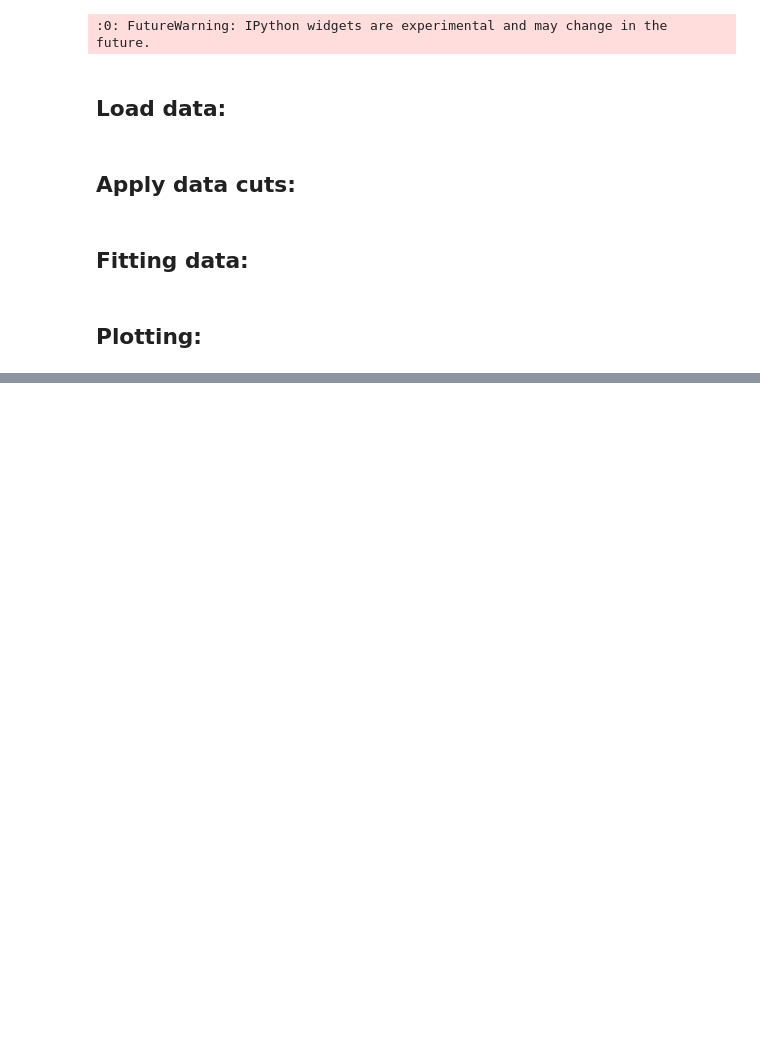
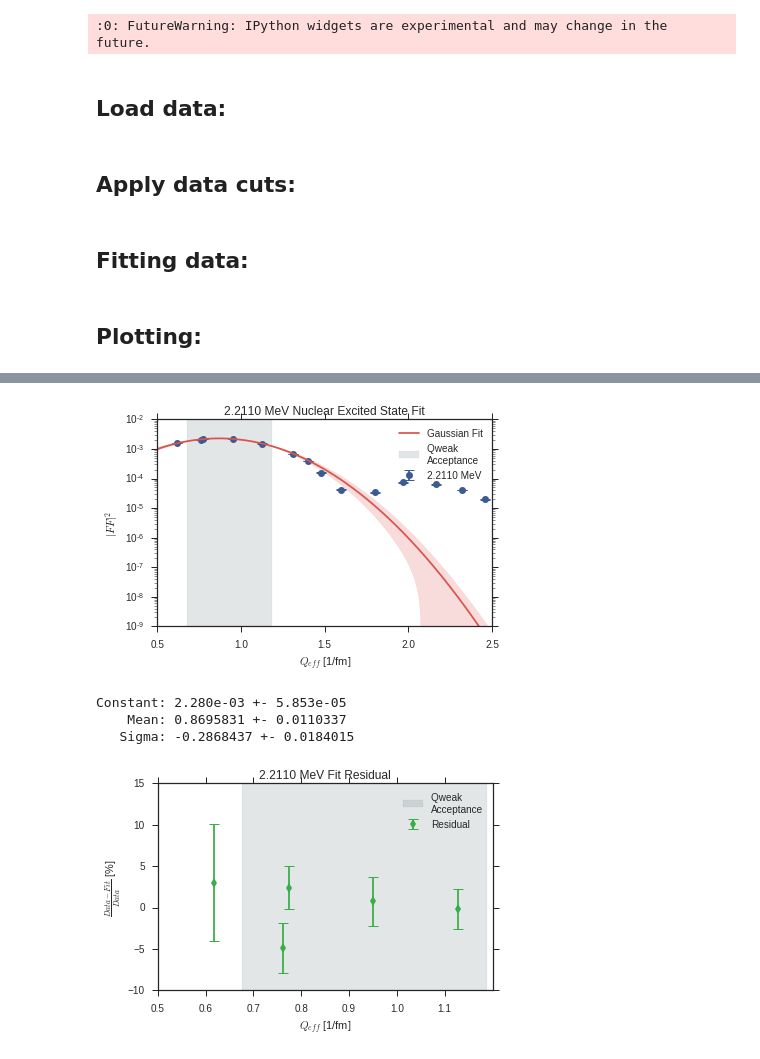
Before and after one commit to kdbartlett/Qweak, a Jupyter notebook: longitudinal_analysis/excited_states/al_nuclear_excited_states.ipynb, the cells around one changed output, grey strips where cells are left out. Cells and saved outputs as stored; diff of their text form; code cells hidden in the pictures; blank space fills up the shorter version.

```diff
--- a/longitudinal_analysis/excited_states/al_nuclear_excited_states.ipynb
+++ b/longitudinal_analysis/excited_states/al_nuclear_excited_states.ipynb
@@ -219,17 +342,24 @@ al_1_0140_MeV_popt, al_1_0140_MeV_pcov = curve_fit(gaussian,
                                                    sigma=al_1_0140_MeV_state_err_fit)
 al_2_2110_MeV_popt, al_2_2110_MeV_pcov = curve_fit(gaussian,
                                                    al_2_2110_MeV_state_Q_eff_fit,
-                                                   al_2_2110_MeV_state_ff_fit)
+                                                   al_2_2110_MeV_state_ff_fit,
+                                                   sigma=al_2_2110_MeV_state_err_fit)
 al_2_7350_MeV_popt, al_2_7350_MeV_pcov = curve_fit(gaussian,
                                                    al_2_7350_MeV_state_Q_eff_fit,
-                                                   al_2_7350_MeV_state_ff_fit)
+                                                   al_2_7350_MeV_state_ff_fit,
+                                                   sigma=al_2_7350_MeV_state_err_fit)
 al_2_9900_MeV_popt, al_2_9900_MeV_pcov = curve_fit(gaussian,
                                                    al_2_9900_MeV_state_Q_eff_fit,
-                                                   al_2_9900_MeV_state_ff_fit)
+                                                   al_2_9900_MeV_state_ff_fit,
+                                                   sigma=al_2_9900_MeV_state_err_fit)
 al_3_6800_MeV_popt, al_3_6800_MeV_pcov = curve_fit(gaussian,
                                                    al_3_6800_MeV_state_Q_eff_fit,
-                                                   al_3_6800_MeV_state_ff_fit)
-#al_3_9570_MeV_popt, al_3_9570_MeV_pcov = curve_fit(gaussian, al_3_9570_MeV_state_Q_eff, al_3_9570_MeV_state_ff)
+                                                   al_3_6800_MeV_state_ff_fit,
+                                                   sigma=al_3_6800_MeV_state_err_fit)
+#al_3_9570_MeV_popt, al_3_9570_MeV_pcov = curve_fit(gaussian,
+#                                                   al_3_9570_MeV_state_Q_eff_fit,
+#                                                   al_3_9570_MeV_state_ff_fit,
+#                                                   sigma=al_3_9570_MeV_state_err_fit)
 # %% [markdown]
 ## Plotting:
 # %%
@@ -291,0 +419,17 @@ Constant: 2.265e-03 +- 3.944e-09
+# %%
+# 2.2110 MeV Excited State Plots
+plot_combo(al_2_2110_MeV_state_Q_eff,
+           al_2_2110_MeV_state_Q_eff_fit,
+           al_2_2110_MeV_state_ff,
+           al_2_2110_MeV_state_ff_fit,
+           al_2_2110_MeV_state_err,
+           al_2_2110_MeV_state_err_fit,
+           al_2_2110_MeV_popt,
+           al_2_2110_MeV_pcov,
+           energy_lvl[2])
+# %% [output]
+[figure, added]
+Constant: 2.280e-03 +- 5.853e-05
+    Mean: 0.8695831 +- 0.0110337
+   Sigma: -0.2868437 +- 0.0184015
+[figure, added]
```
Also changed, not shown: parts of 13 cells of this notebook.
